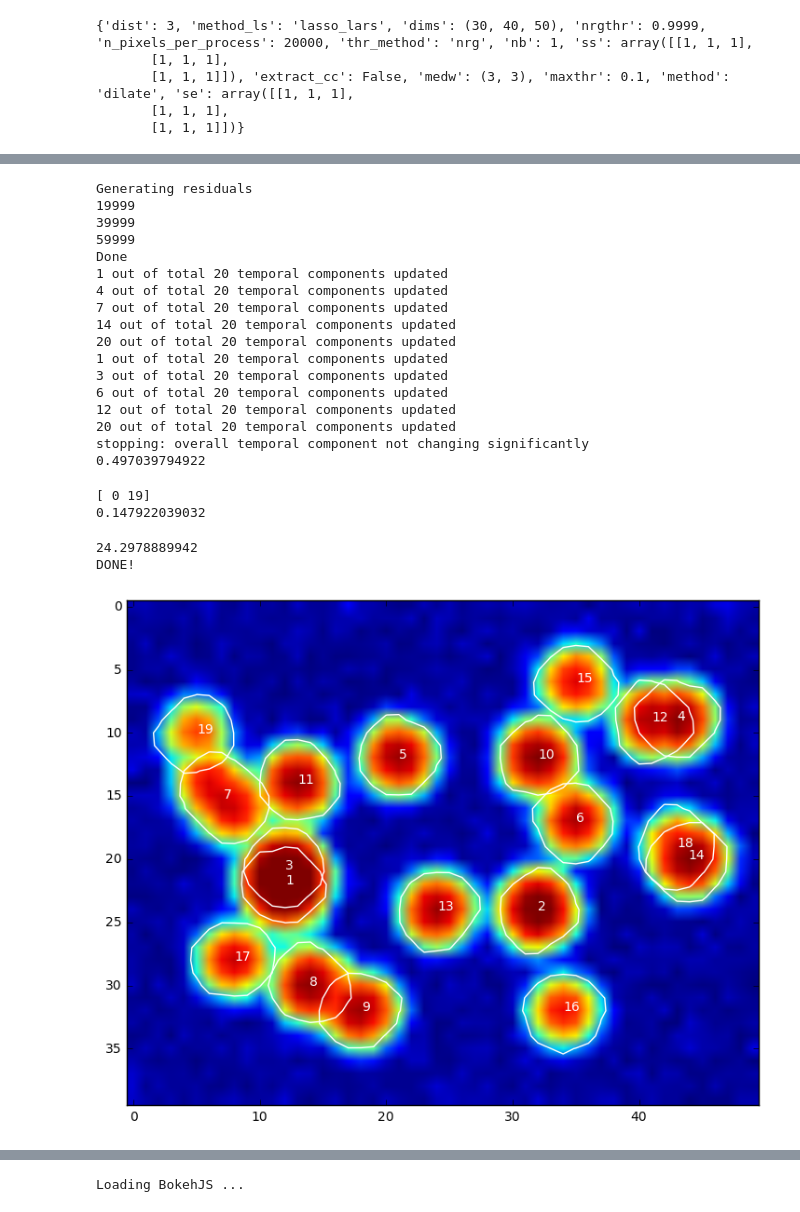
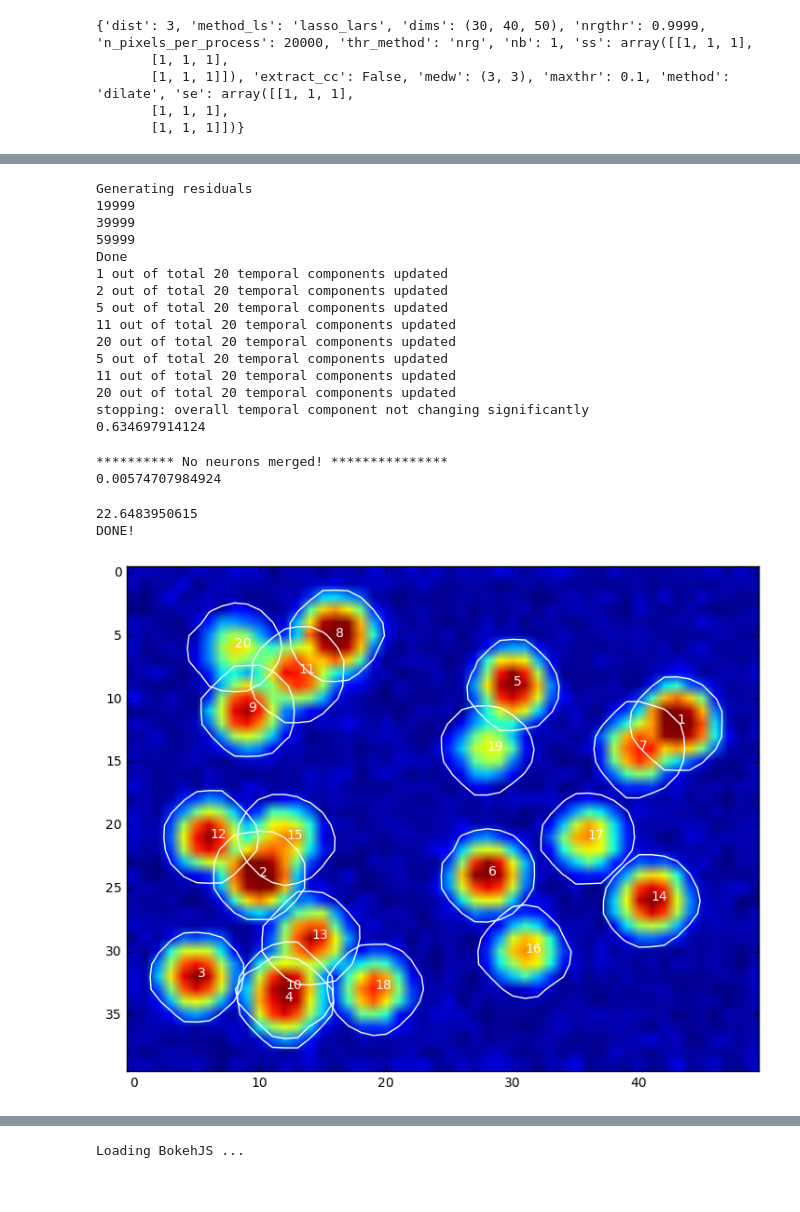
Before and after one commit to ulfschnabel/CaImAn, a Jupyter notebook: demo_caiman_CNMF_3D.ipynb, the cells around one changed output, grey strips where cells are left out. Saved outputs shown, nothing was run; the diff lists cells and outputs as text; code cells hidden in the pictures.

```diff
--- a/demo_caiman_CNMF_3D.ipynb
+++ b/demo_caiman_CNMF_3D.ipynb
@@ -45,7 +45,7 @@ Stopping cluster...
 NOT SLURM
 No cluster to stop... done
 # %%
-def gen_data(p = 1, noise=.5, T=200, framerate=30, firerate=2., plot=False):
+def gen_data(p = 1, noise=1., T=256, framerate=30, firerate=2., plot=False):
     if p==2:
         gamma = np.array([1.5,-.55])
     elif p==1:
@@ -55,7 +55,7 @@ def gen_data(p = 1, noise=.5, T=200, framerate=30, firerate=2., plot=False):
     sig = (2, 2, 2)  # neurons size
     bkgrd = 10
     N = 20  # number of neurons
-    np.random.seed(5)
+    np.random.seed(7)
     centers = np.asarray([[np.random.randint(5,x-5)
                            for x in dims] for i in range(N)])
     Yr = np.zeros(dims + (T,), dtype=np.float32)
@@ -102,7 +102,7 @@ def gen_data(p = 1, noise=.5, T=200, framerate=30, firerate=2., plot=False):
 plt.close('all')
 #%% SAVING TIFF FILE ON A SINGLE MEMORY MAPPABLE FILE
 try:
-    fname_new=cm.save_memmap(['movies/demoMovie3D.tif'],base_name='Yr',is_3D=True)
+    fname_new=cm.save_memmap(['example_movies/demoMovie3D.tif'],base_name='Yr',is_3D=True)
 except: #%% create 3d tiff file if not yet existent
     Yr, truth, trueSpikes, centers, dims = gen_data(p=2)
     # imagej takes data shapes up to 6 dimensions in TZCYXS order
@@ -112,5 +112,5 @@ except: #%% create 3d tiff file if not yet existent
     t.close()
     fname_new=cm.save_memmap(['example_movies/demoMovie3D.tif'],base_name='Yr',is_3D=True)
 
-print fname_new
+print(fname_new)
 # %% [output]
@@ -232,7 +235,7 @@ t1 = time()
 options['temporal_params']['p'] = 0 # set this to zero for fast updating without deconvolution
 C,f,S,bl,c1,neurons_sn,g,YrA = cnmf.temporal.update_temporal_components(Yr,A,b,Cin,f_in,bl=None,c1=None,sn=None,g=None,**options['temporal_params'])
 t_elTEMPORAL = time() - t1
-print t_elTEMPORAL
+print(t_elTEMPORAL)
 clear_output(wait=True)
 # %% [output]
 Generating residuals
@@ -241,23 +244,21 @@ Generating residuals
 59999
 Done
 1 out of total 20 temporal components updated
-4 out of total 20 temporal components updated
-7 out of total 20 temporal components updated
-14 out of total 20 temporal components updated
+2 out of total 20 temporal components updated
+5 out of total 20 temporal components updated
+11 out of total 20 temporal components updated
 20 out of total 20 temporal components updated
-1 out of total 20 temporal components updated
-3 out of total 20 temporal components updated
-6 out of total 20 temporal components updated
-12 out of total 20 temporal components updated
+5 out of total 20 temporal components updated
+11 out of total 20 temporal components updated
 20 out of total 20 temporal components updated
 stopping: overall temporal component not changing significantly
-0.497039794922
+0.634697914124
 # %%
 #%% merge components corresponding to the same neuron
 t1 = time()
 A_m,C_m,nr_m,merged_ROIs,S_m,bl_m,c1_m,sn_m,g_m=cnmf.merging.merge_components(Yr,A,b,C,f,S,sn,options['temporal_params'], options['spatial_params'], bl=bl, c1=c1, sn=neurons_sn, g=g, thr=0.8, mx=50, fast_merge = True)
 t_elMERGE = time() - t1
-print t_elMERGE
+print(t_elMERGE)
 # %% [output]
-[ 0 19]
-0.147922039032
+********** No neurons merged! ***************
+0.00574707984924
@@ -268,20 +267,21 @@ options['temporal_params']['bas_nonneg']=False
 t1 = time()
 A2,b2,C2 = cnmf.spatial.update_spatial_components(Yr, C_m, f, A_m, sn=sn, **options['spatial_params'])
 options['temporal_params']['p'] = p # set it back to original value to perform full deconvolution
-C2,f2,S2,bl2,c12,neurons_sn2,g21,YrA = cnmf.temporal.update_temporal_components(Yr,A2,b2,C2,f,dvire = c[:],bl=None,c1=None,sn=None,g=None,**options['temporal_params'])
-print time() - t1
+options['temporal_params']['bas_nonneg'] = False
+C2,f2,S2,bl2,c12,neurons_sn2,g21,YrA = cnmf.temporal.update_temporal_components(Yr,A2,b2,C2,f,dview = c[:],bl=None,c1=None,sn=None,g=None,**options['temporal_params'])
+print(time() - t1)
 clear_output(wait=True)
-print time() - t1
+print(time() - t1)
 print('DONE!')
 # %% [output]
-24.2978889942
+22.6483950615
 DONE!
 # %%
 plt.figure(num=None, figsize=(9, 7), dpi=100, facecolor='w', edgecolor='k')
 A_or, C_or, srt = order_components(A2,C2)
-crd = plot_contours(coo_matrix(A_or.reshape(dims+(-1,),order='F').max(0).reshape((np.prod(dims[1:]), -1),order='F')),
-                                  Cn.max(0),thr=0.9)
+crd = plot_contours(coo_matrix(A_or.reshape(dims+(-1,),order='F').max(0)
+                               .reshape((np.prod(dims[1:]), -1),order='F')), Cn.max(0))
 plt.show()
 # %% [output]
-[figure, old version]
+[figure, new version]
 # %%
```
Also changed, not shown: parts of 14 cells of this notebook, 4 other files.
